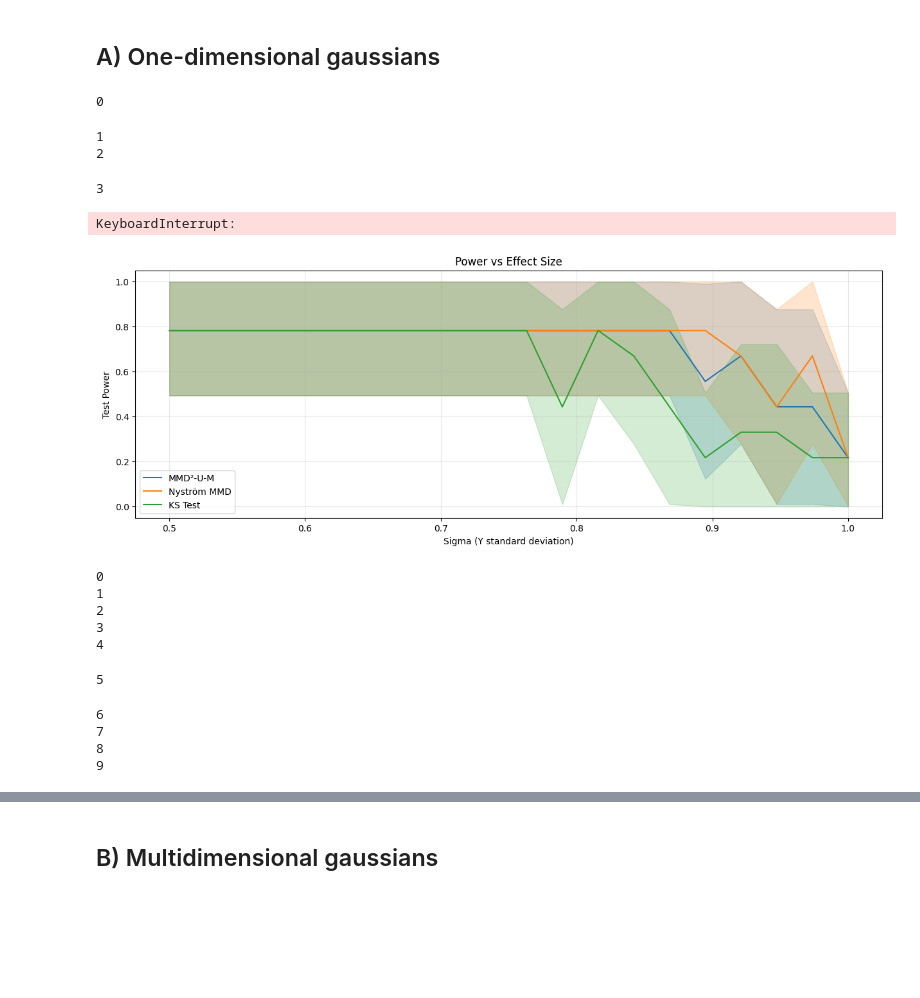
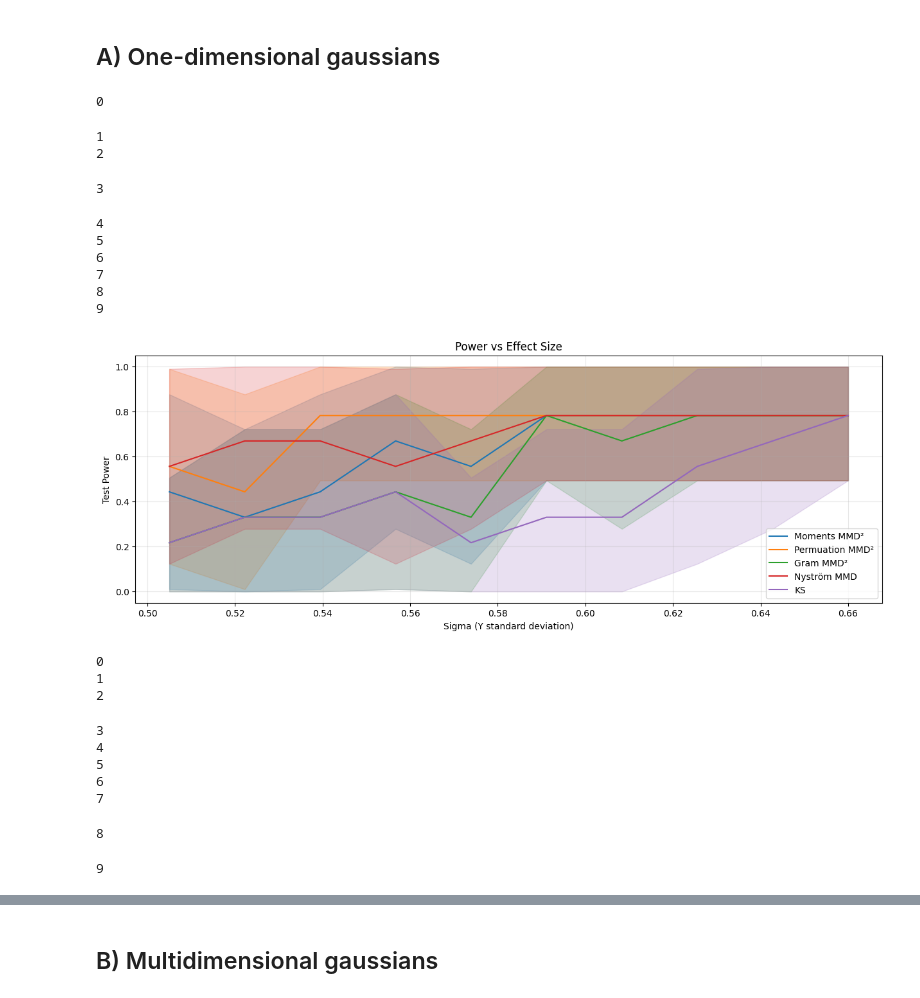
Before and after one commit to kwame-mbobda-kuate/Efficient-Kernel-Based-Two-Sample-Testing, a Jupyter notebook: src/tests.ipynb, the cells around one changed output, grey strips where cells are left out. Drawn from its saved outputs; the diff is of its cells as text; code cells hidden in the pictures; blank space fills up the shorter version.

```diff
--- a/src/tests.ipynb
+++ b/src/tests.ipynb
@@ -13,13 +14,14 @@ rng = np.random.default_rng(seed)
 # %% [markdown]
 # I. Goodness of fit of the Johnson's approximation
 # %%
+rng = np.random.default_rng(seed)
+
 MMDs = []
 n_MMD = 1_000
 n = 1_000
 m = 10_000
 
 for k in range(n_MMD):
-    rng = source_rng.spawn(1)[0]
     X = rng.multivariate_normal(np.zeros(2), np.eye(2), n)
     Y = rng.multivariate_normal(np.zeros(2), np.eye(2), n)
     mmd = rbf.MMD_2_U(X, Y)
@@ -27,7 +29,7 @@ for k in range(n_MMD):
 
 MMDs = np.array(MMDs)
 
-X = source_rng.multivariate_normal(np.zeros(2), np.eye(2), m)
-Y = source_rng.multivariate_normal(np.zeros(2), np.eye(2), m)
+X = rng.multivariate_normal(np.zeros(2), np.eye(2), m)
+Y = rng.multivariate_normal(np.zeros(2), np.eye(2), m)
 moments = rbf.moments_MMD_2_U(X, Y)
 distrib = johnson.fit_johnsonsu_by_moments(*moments)
@@ -95,25 +95,31 @@ def wilson_interval(k, n, confidence=0.95):
 P = 200
 alpha = 0.05
 rbf = kernel.GaussianKernel()
+wrapped_rbf = kernel_wrapper.KernelWrapper(rbf)
 # %% [markdown]
 ## A) One-dimensional gaussians
 # %%
 rng = np.random.default_rng(seed)
+np.random.seed(seed)
 
 sigma_min, sigma_max = 0.505, 0.66
 n_sigma = 10
-n_rep = 100
+n_rep = 5
 n = 500
 
 
 tests = [lambda X, Y, rng: rbf.test_MMD_2_U_M(X, Y, alpha),
+lambda X, Y, rng: int(mmd.perform_permutation_mmd(X, Y, wrapped_rbf, alpha, P)['Reject H0 (H0 : P_X = P_Y)']),
+lambda X, Y, rng: int(mmd.perform_gram_matrix_spectrum_mmd(X, Y, wrapped_rbf, alpha, P)['Reject H0 (H0 : P_X = P_Y)']),
 lambda X, Y, rng: rbf.test_mmd_nystrom_uniform(X, int(np.sqrt(X.shape[0]) / 2), Y, int(np.sqrt(Y.shape[0]) / 2), alpha, P, rng),
-lambda X, Y, rng: int(scipy.stats.ks_2samp(X, Y).pvalue[0] <= alpha)]
-test_names = ["MMD²-U-M", "Nyström MMD", "KS Test"]
+lambda X, Y, rng: int(scipy.stats.ks_2samp(X, Y).pvalue[0] <= alpha),
+]
+test_names = ["Moments MMD²", "Permuation MMD²", "Gram MMD²", "Nyström MMD", "KS"]
 
 results = np.zeros((n_sigma, n_rep, len(tests)))
 
 for i, sigma in enumerate(np.linspace(sigma_min, sigma_max, n_sigma)):
+    print(i)
     for j in range(n_rep):
         X = rng.normal(0, 0.5, n).reshape(-1, 1)
         Y = rng.normal(0, sigma, n).reshape(-1, 1)
@@ -125,47 +131,52 @@ for i, sigma in enumerate(np.linspace(sigma_min, sigma_max, n_sigma)):
 1
 2
 3
-KeyboardInterrupt:
+4
+5
+6
+7
+8
+9
 # %%
-dim_vals = np.linspace(sigma_min, sigma_max, n_sigma)
-avg_times = times.mean(axis=1)  # Avg time per sigma per test
+sigma_vals = np.linspace(sigma_min, sigma_max, n_sigma)
 # Prepare plot data
 power_vals = np.zeros((n_sigma, len(tests), 3))  # Center, lower, upper
 for i in range(n_sigma):
     for k in range(len(tests)):
         rejections = results[i, :, k].sum()
         center, lower, upper = wilson_interval(rejections, n_rep)
         power_vals[i, k] = [center, lower, upper]
 
 # Create plots
 plt.figure(figsize=(15, 5))
 
 # Plot 1: Power vs Sigma
 colors = plt.cm.tab10.colors
 for k in range(len(tests)):
     center = power_vals[:, k, 0]
     lower = power_vals[:, k, 1]
     upper = power_vals[:, k, 2]
 
-    plt.plot(dim_vals, center, color=colors[k], label=test_names[k])
-    plt.fill_between(dim_vals, lower, upper, color=colors[k], alpha=0.2)
+    plt.plot(sigma_vals, center, color=colors[k], label=test_names[k])
+    plt.fill_between(sigma_vals, lower, upper, color=colors[k], alpha=0.2)
 
 plt.xlabel("Sigma (Y standard deviation)")
 plt.ylabel("Test Power")
 plt.title("Power vs Effect Size")
 plt.legend()
 plt.grid(True, alpha=0.3)
 plt.show()
 # %% [output]
-[figure, old version]
+[figure, new version]
 # %%
 rng = np.random.default_rng(seed)
+np.random.seed(seed)
 
 sigma = 0.6
-n_rep = 10
+n_rep = 5
 n_sizes = 10
-times = np.zeros((n_sigma, n_rep, len(tests)))
-sample_sizes = np.exp(np.linspace(np.log(100), np.log(20_000), n_sizes)).astype(int)
+sample_sizes = np.exp(np.linspace(np.log(100), np.log(2000), n_sizes)).astype(int)
+times = np.zeros((n_sizes, n_rep, len(tests)))
 
 for i, n in enumerate(sample_sizes):
     print(i)
@@ -180,13 +191,13 @@ for i, n in enumerate(sample_sizes):
 0
 1
 2
-3
-4
+3
+4
 5
+6
+7
-6
-7
 8
-9
+9
 # %%
 # Compute average times over repetitions
 avg_times = times.mean(axis=1)  # Shape: (n_sample_sizes, len(tests))
```
Also changed, not shown: parts of 19 cells of this notebook.
